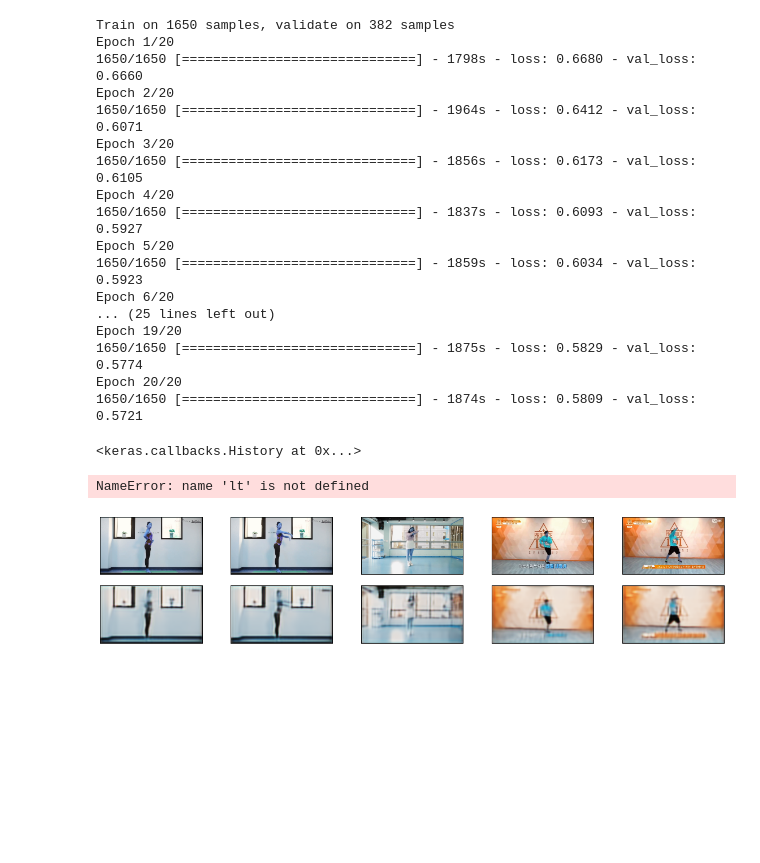
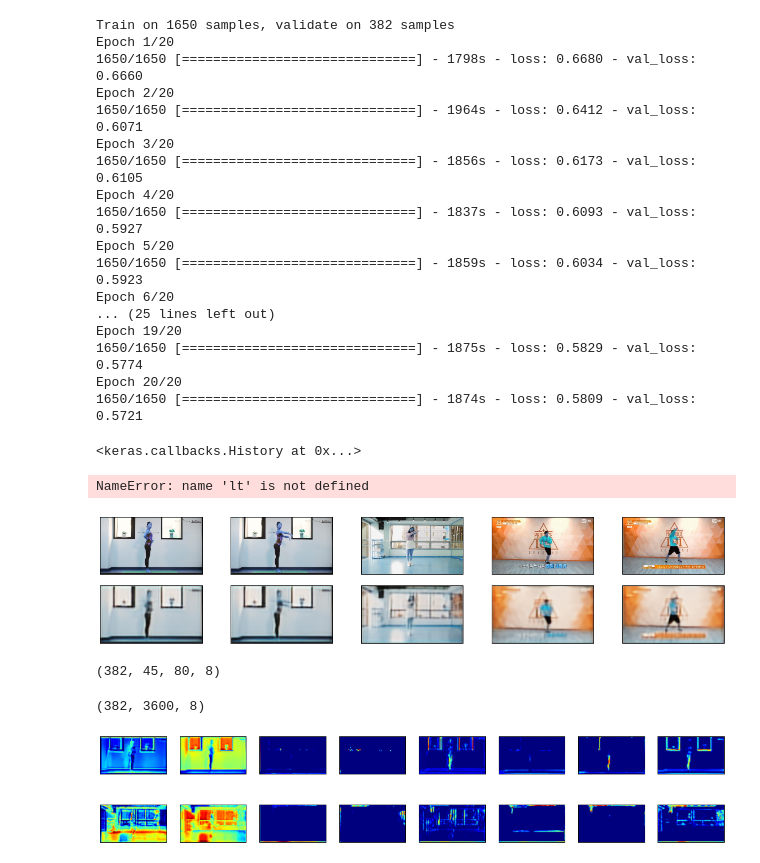
Before and after one commit to SonghaBan/gan, a Jupyter notebook: CAE.ipynb, the cells around one changed output. Drawn from its saved outputs; the diff is of its cells as text; code cells hidden in the pictures; blank space fills up the shorter version.

```diff
--- a/CAE.ipynb
+++ b/CAE.ipynb
@@ -121,3 +121,40 @@ plt.show()
 # %% [output]
 NameError: name 'lt' is not defined
 [figure]
+# %%
+encoded_imgs = encoder.predict(test)
+decoded_e = decoder.predict(encoded_imgs)
+# %%
+print(encoded_imgs.shape)
+encoded_input = Input(shape=(45,80,8))
+decoder = Model(encoded_input, decoder_layer(encoded_input))
+# %% [output]
+(382, 45, 80, 8)
+# %%
+encodedhere = encoded_imgs.reshape(-1, 45*80, 8)
+print(encodedhere.shape)
+newE = []
+for i, img in enumerate(encodedhere):
+    newE.append(encodedhere[i].T) #-1 8, 45*80
+# %% [output]
+(382, 3600, 8)
+# %%
+newE = np.array(newE).reshape(-1,8,45,80)
+# %%
+n=8
+plt.figure(figsize=(20,4))
+for i in range(n):
+    ax = plt.subplot(2, n, i+1)
+    img = newE[0][i]
+    plt.imshow(img)
+    ax.get_xaxis().set_visible(False)
+    ax.get_yaxis().set_visible(False)
+
+    ax = plt.subplot(2, n, i+1+n)
+    newimg = newE[1][i]
+    plt.imshow(newimg)
+    ax.get_xaxis().set_visible(False)
+    ax.get_yaxis().set_visible(False)
+plt.show()
+# %% [output]
+[figure, added]
```
